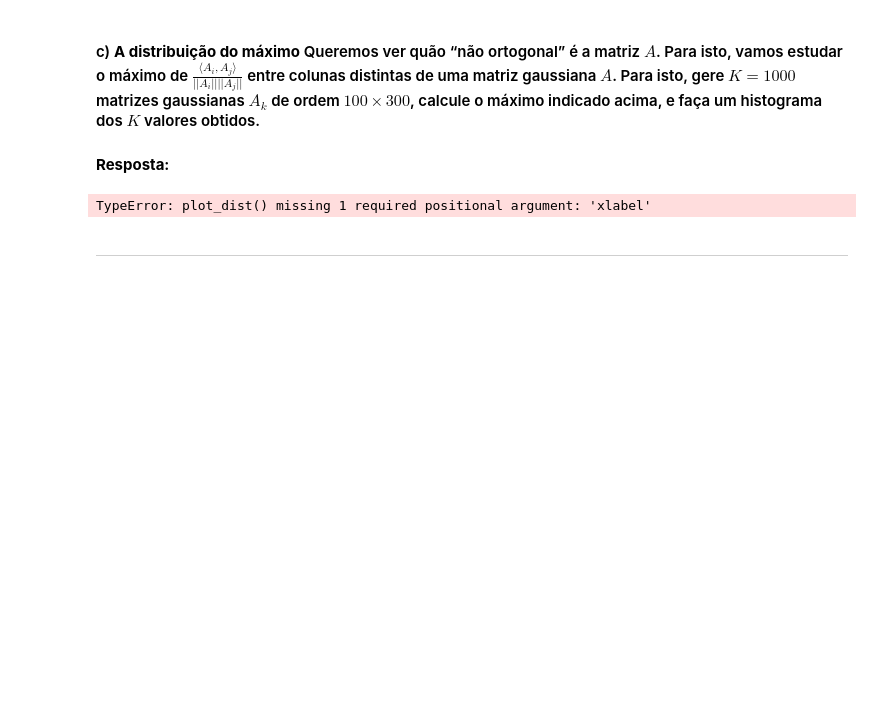
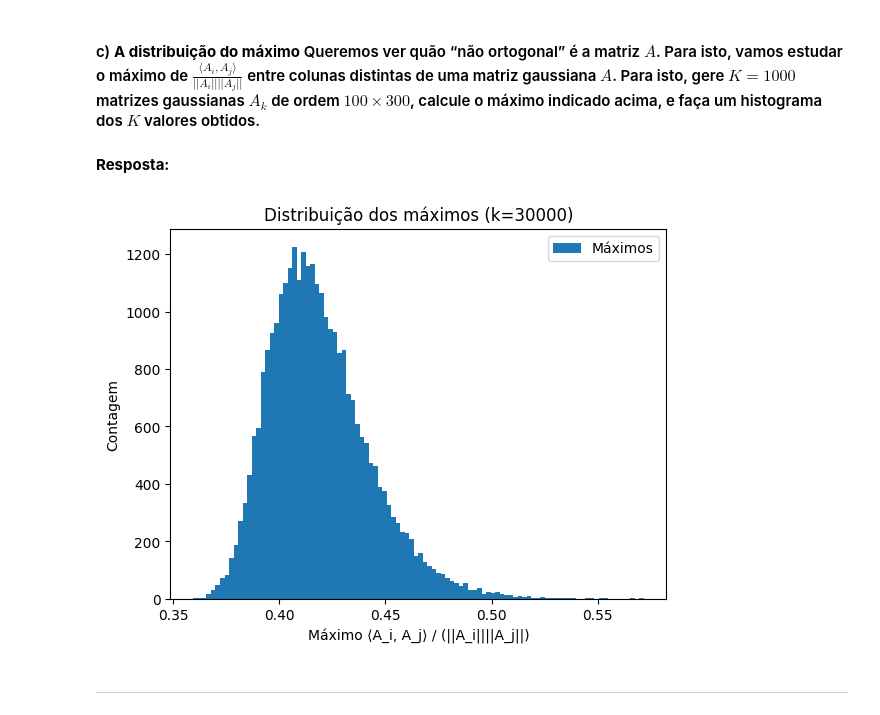
Before and after one commit to alexoliveiraFGV24/rand_nla, a Jupyter notebook: final/Projeto4.ipynb, the cells around one changed output. Drawn from its saved outputs; the diff is of its cells as text; code cells hidden in the pictures; blank space fills up the shorter version.

```diff
--- a/final/Projeto4.ipynb
+++ b/final/Projeto4.ipynb
@@ -141,10 +171,10 @@ def maxes(k=1000, m=100, n=300):
         max_similarities.append(max_val)
     return max_similarities
 # %%
-maxes_vals = maxes(k=10000)
-plot_dist([maxes_vals], title="Distribuição dos máximos", legends=["Máximos"])
+maxes_vals = maxes(k=30000)
+plot_dist([maxes_vals], ["Máximos"], xlabel="Máximo ⟨A_i, A_j⟩ / (||A_i||||A_j||)", title="Distribuição dos máximos (k=30000)", density=False)
 # %% [output]
-TypeError: plot_dist() missing 1 required positional argument: 'xlabel'
+[figure, added]
 # %% [markdown]
 ---
 # %% [markdown]
```
Also changed, not shown: parts of 8 cells of this notebook.
